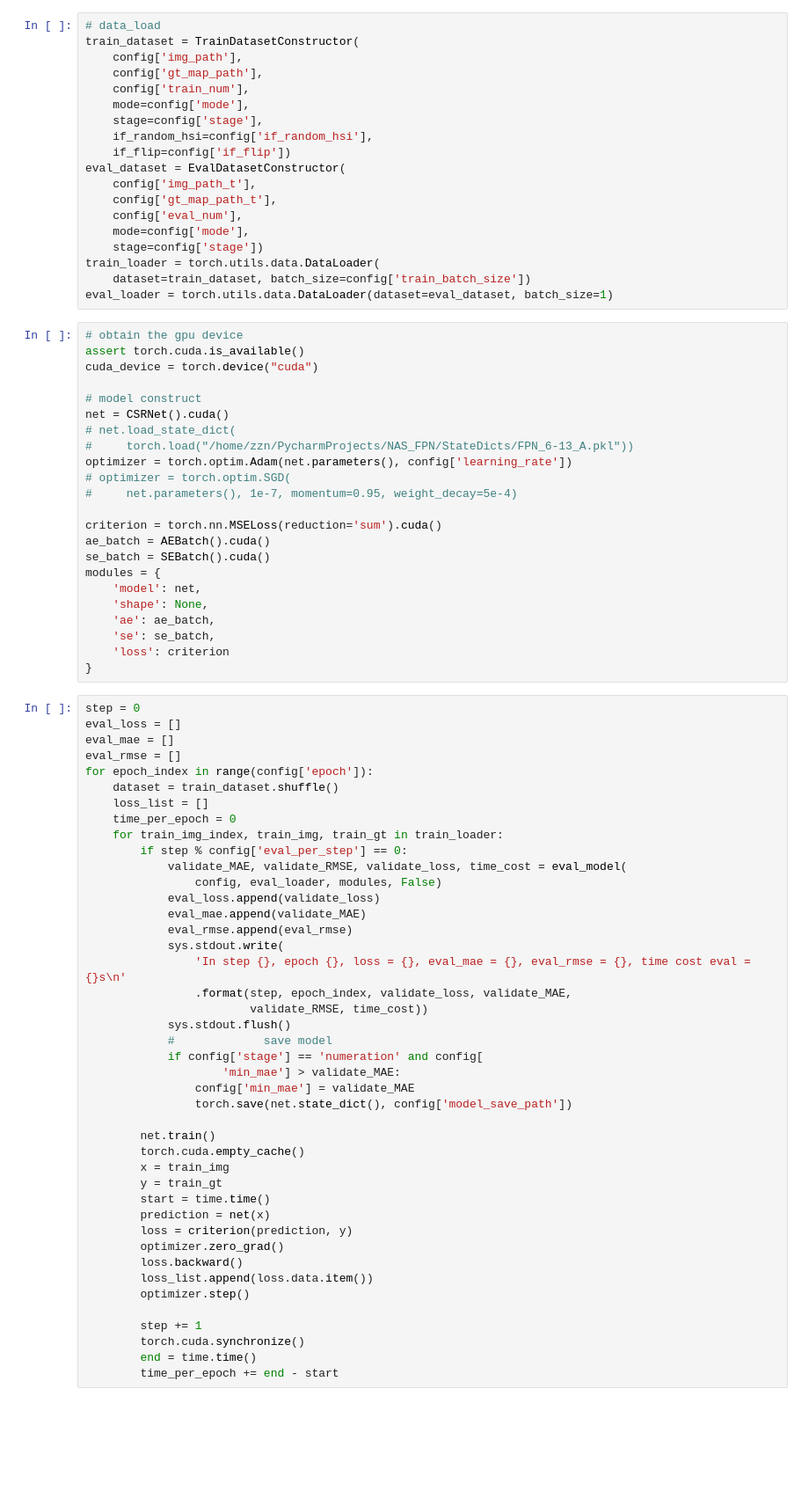
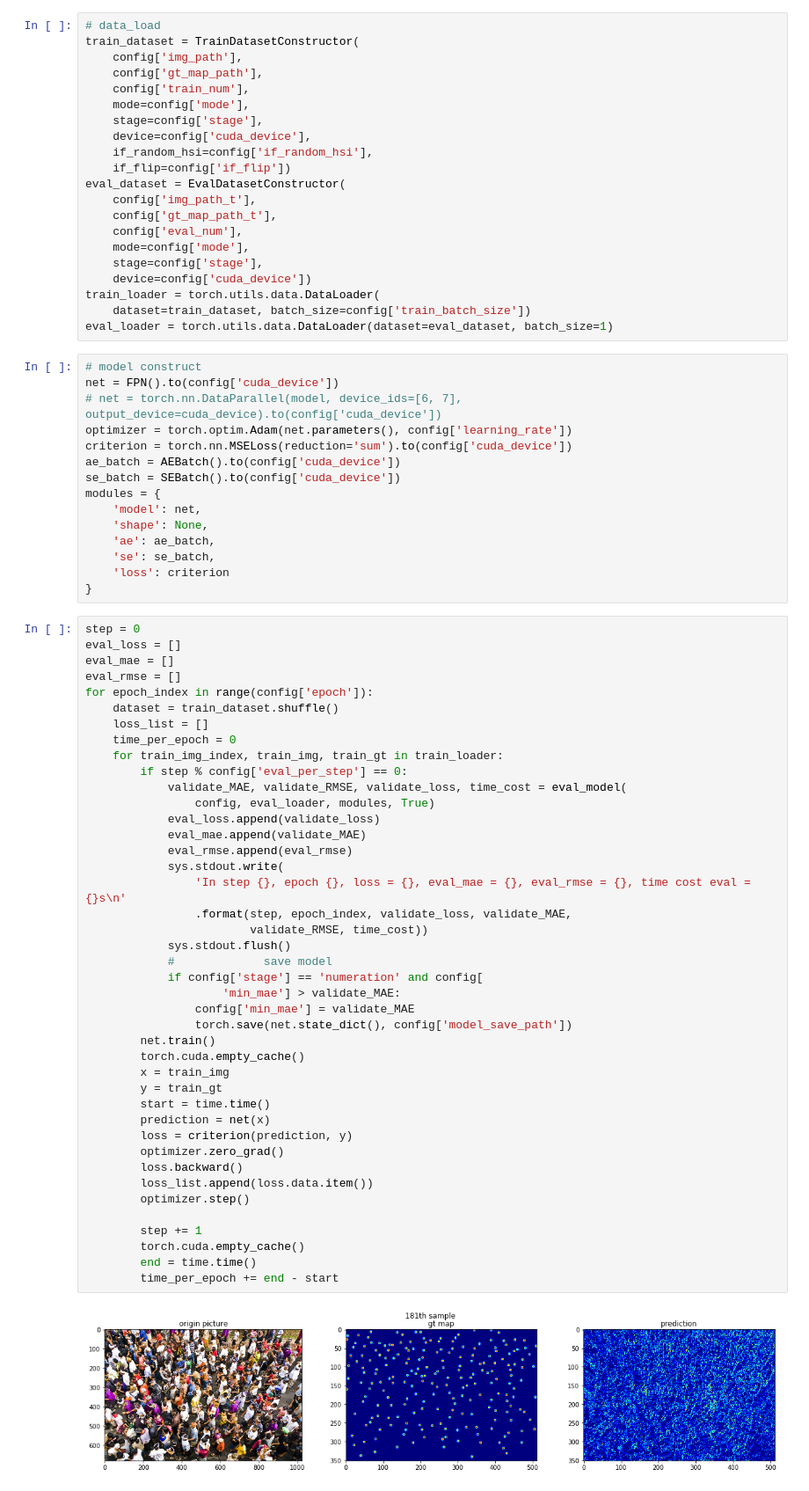
Before and after one commit to zw-team/RESNET_FPN, a Jupyter notebook: main_stage.ipynb, the cells around one changed output. Shown at 88% size. Cells and saved outputs as stored; diff of their text form; blank space fills up the shorter version.

```diff
--- a/main_stage.ipynb
+++ b/main_stage.ipynb
@@ -43,6 +48,7 @@ train_dataset = TrainDatasetConstructor(
     config['train_num'],
     mode=config['mode'],
     stage=config['stage'],
+    device=config['cuda_device'],
     if_random_hsi=config['if_random_hsi'],
     if_flip=config['if_flip'])
 eval_dataset = EvalDatasetConstructor(
@@ -50,26 +56,19 @@ eval_dataset = EvalDatasetConstructor(
     config['gt_map_path_t'],
     config['eval_num'],
     mode=config['mode'],
-    stage=config['stage'])
+    stage=config['stage'],
+    device=config['cuda_device'])
 train_loader = torch.utils.data.DataLoader(
     dataset=train_dataset, batch_size=config['train_batch_size'])
 eval_loader = torch.utils.data.DataLoader(dataset=eval_dataset, batch_size=1)
 # %%
-# obtain the gpu device
-assert torch.cuda.is_available()
-cuda_device = torch.device("cuda")
-
 # model construct
-net = CSRNet().cuda()
-# net.load_state_dict(
-#     torch.load("/home/zzn/PycharmProjects/NAS_FPN/StateDicts/FPN_6-13_A.pkl"))
+net = FPN().to(config['cuda_device'])
+# net = torch.nn.DataParallel(model, device_ids=[6, 7], output_device=cuda_device).to(config['cuda_device'])
 optimizer = torch.optim.Adam(net.parameters(), config['learning_rate'])
-# optimizer = torch.optim.SGD(
-#     net.parameters(), 1e-7, momentum=0.95, weight_decay=5e-4)
-
-criterion = torch.nn.MSELoss(reduction='sum').cuda()
-ae_batch = AEBatch().cuda()
-se_batch = SEBatch().cuda()
+criterion = torch.nn.MSELoss(reduction='sum').to(config['cuda_device'])
+ae_batch = AEBatch().to(config['cuda_device'])
+se_batch = SEBatch().to(config['cuda_device'])
 modules = {
     'model': net,
     'shape': None,
@@ -89,35 +88,35 @@ for epoch_index in range(config['epoch']):
     for train_img_index, train_img, train_gt in train_loader:
         if step % config['eval_per_step'] == 0:
             validate_MAE, validate_RMSE, validate_loss, time_cost = eval_model(
-                config, eval_loader, modules, False)
+                config, eval_loader, modules, True)
             eval_loss.append(validate_loss)
             eval_mae.append(validate_MAE)
             eval_rmse.append(eval_rmse)
             sys.stdout.write(
                 'In step {}, epoch {}, loss = {}, eval_mae = {}, eval_rmse = {}, time cost eval = {}s\n'
                 .format(step, epoch_index, validate_loss, validate_MAE,
                         validate_RMSE, time_cost))
             sys.stdout.flush()
             #             save model
             if config['stage'] == 'numeration' and config[
                     'min_mae'] > validate_MAE:
                 config['min_mae'] = validate_MAE
                 torch.save(net.state_dict(), config['model_save_path'])
-
         net.train()
         torch.cuda.empty_cache()
         x = train_img
         y = train_gt
         start = time.time()
         prediction = net(x)
         loss = criterion(prediction, y)
         optimizer.zero_grad()
         loss.backward()
         loss_list.append(loss.data.item())
         optimizer.step()
 
         step += 1
-        torch.cuda.synchronize()
+        torch.cuda.empty_cache()
         end = time.time()
         time_per_epoch += end - start
 # %% [output]
+[figure, added]
```
Also changed, not shown: parts of 5 cells of this notebook, 1 other file.
